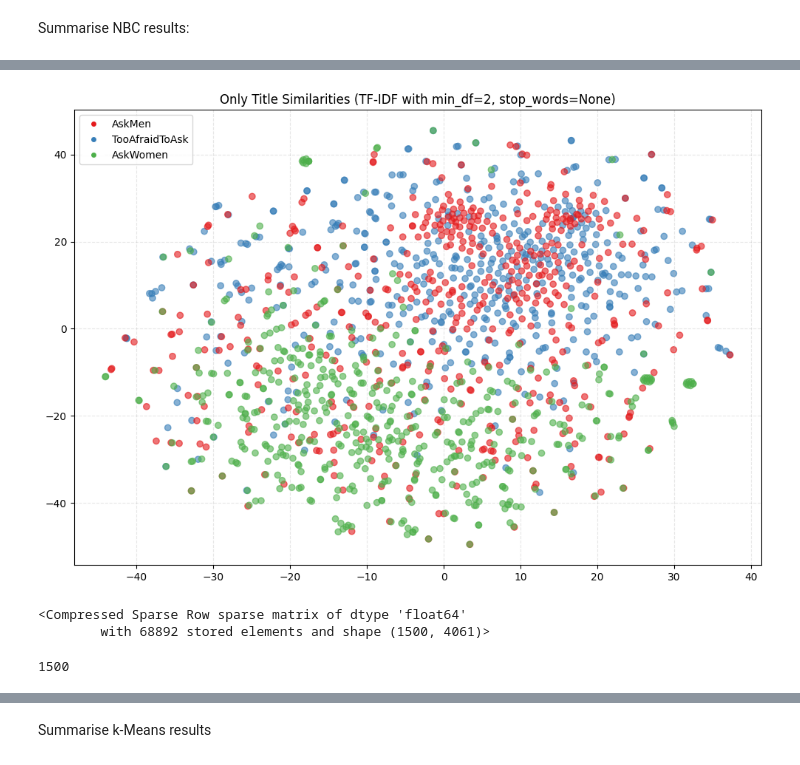
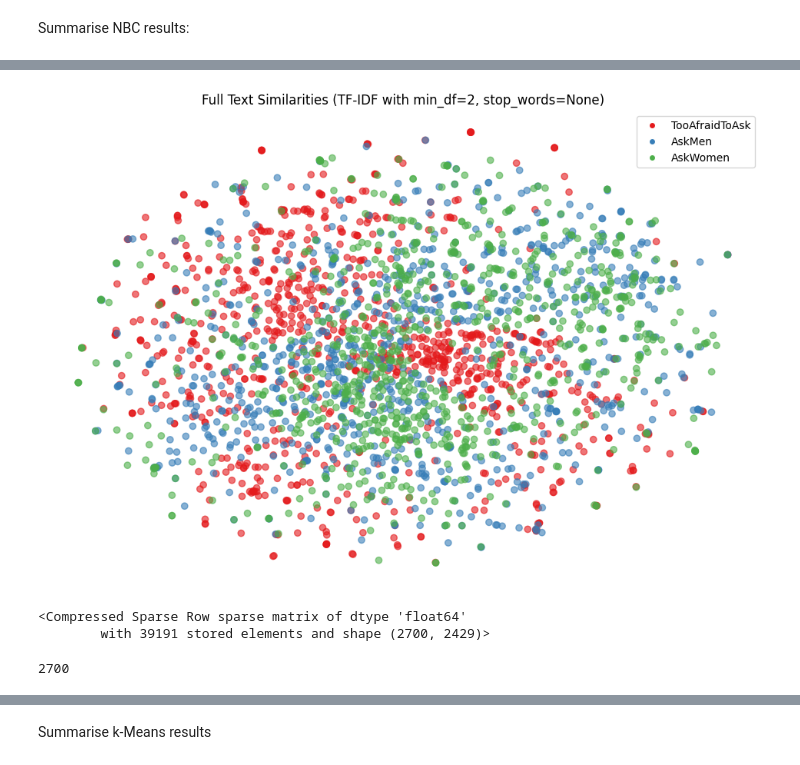
Before and after one commit to RyanOthnielKearns/oii-fsds-textanalysis, a Jupyter notebook: week4day1_lab.ipynb, the cells around one changed output, grey strips where cells are left out. Cells and saved outputs as stored; diff of their text form; code cells hidden in the pictures.

```diff
--- a/week4day1_lab.ipynb
+++ b/week4day1_lab.ipynb
@@ -62,0 +50,5 @@ Retrieved 1500 total posts.
+# %%
+# posts_df = pd.concat(posts_list)
+posts_df = pd.read_feather('data/posts_df.feather')
+posts_df = posts_df.reset_index(drop=True)
+print(f"Retrieved {len(posts_df)} total posts.")
@@ -79,15 +81,14 @@ posts_df.head()
 # %%
-from sklearn.feature_extraction.text import TfidfVectorizer
+from sklearn.feature_extraction.text import TfidfVectorizer, CountVectorizer
+from utils.text_processor import preprocess_text
+
 
 posts_df["full_text"] = posts_df["title"] + " " + posts_df["selftext"]
 
 label_pairs = [
     (text, subreddit)
-    for text, subreddit in zip(posts_df['full_text'], posts_df['subreddit'])
+    for text, subreddit in zip(posts_df['title'], posts_df['subreddit'])
 ]
 
 corpus_text = [p[0] for p in label_pairs]
 corpus_labels = [p[1] for p in label_pairs]
-
-vectorizer = TfidfVectorizer(min_df=2, stop_words=None)
-tfidf_matrix = vectorizer.fit_transform(corpus_text)
@@ -103,28 +155,30 @@ word_feature_names = vectorizer.get_feature_names_out()
 # %%
 from utils.analysis import plot_similarities
 
 # TODO: plot the clusters in 2D, and do some analysis on the top terms in each cluster
 # Plot document similarities
 fig_doc, ax_doc = plot_similarities(
-    tfidf_matrix,
+    tfidf_matrix_dense,
     corpus_labels,
     method="tsne",
     label_color=True,
     use_text_annotations=False,
-    title="Only Title Similarities (TF-IDF with min_df=2, stop_words=None)",
+    title="Full Text Similarities (TF-IDF with min_df=2, stop_words=None)",
     is_documents=True # This is the default, but we'll specify it here for clarity
 )
+ax_doc.axis("off")
+fig_doc.show()
 # %% [output]
-[figure, old version]
+[figure, new version]
 # %%
 tfidf_matrix
 # %% [output]
 <Compressed Sparse Row sparse matrix of dtype 'float64'
-        with 68892 stored elements and shape (1500, 4061)>
+        with 39191 stored elements and shape (2700, 2429)>
 # %%
 len(posts_df)
 # %% [output]
-1500
+2700
 # %%
 # K-means Classifier
 from sklearn.cluster import KMeans
```
Also changed, not shown: parts of 30 cells of this notebook, 3 other files.
